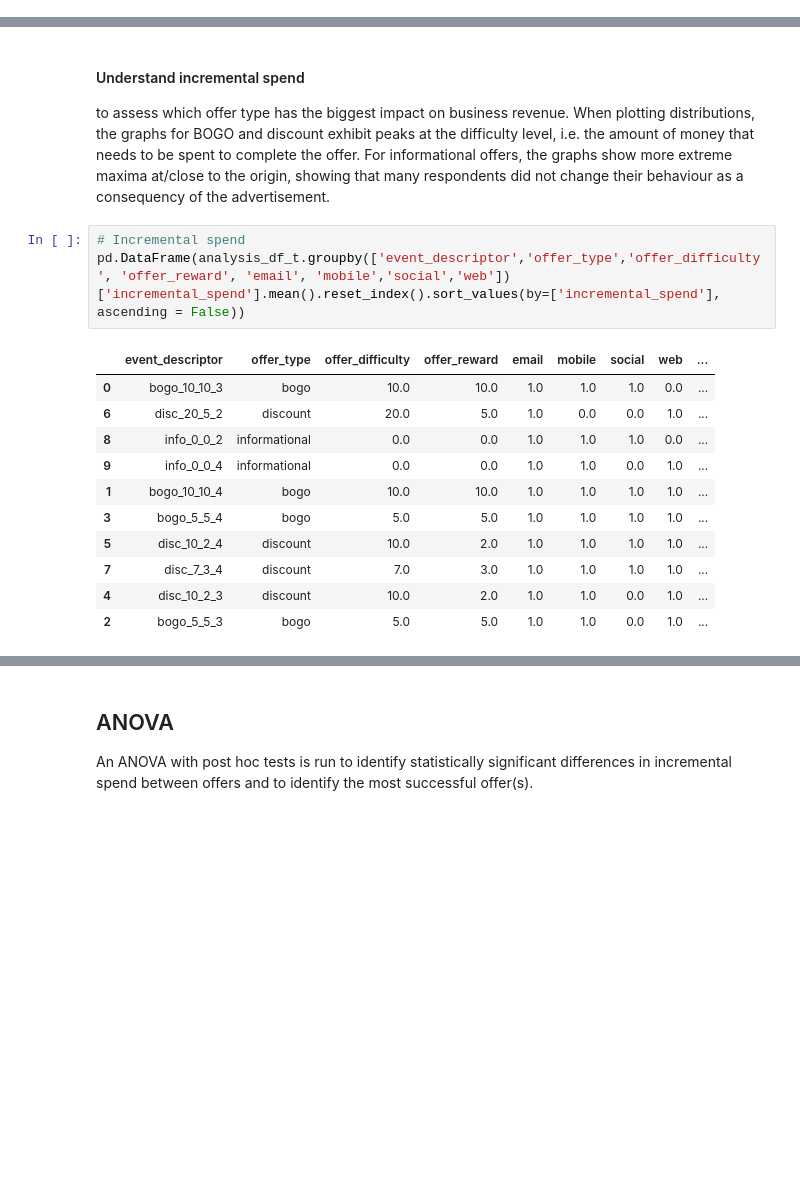
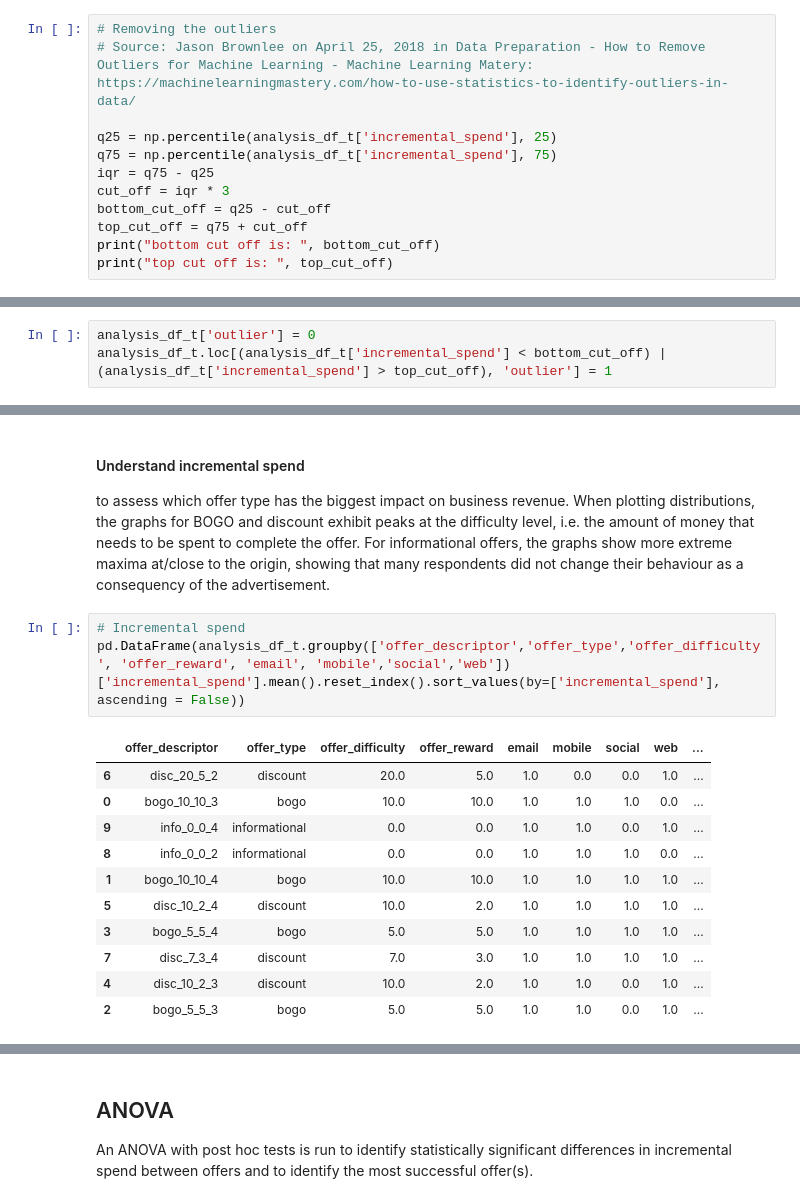
Before and after one commit to judithleao/capstone-project-starbucks, a Jupyter notebook: Starbucks-Analysis.ipynb, the cells around one changed output, grey strips where cells are left out. Saved outputs shown, nothing was run; the diff lists cells and outputs as text; blank space fills up the shorter version.

```diff
--- a/Starbucks-Analysis.ipynb
+++ b/Starbucks-Analysis.ipynb
@@ -63,0 +88,12 @@ The data shows that only completed offers are, on average, associated with highe
+# %%
+# Removing the outliers
+# Source: Jason Brownlee on April 25, 2018 in Data Preparation - How to Remove Outliers for Machine Learning - Machine Learning Matery: https://machinelearningmastery.com/how-to-use-statistics-to-identify-outliers-in-data/
+
+q25 = np.percentile(analysis_df_t['incremental_spend'], 25)
+q75 = np.percentile(analysis_df_t['incremental_spend'], 75)
+iqr = q75 - q25
+cut_off = iqr * 3
+bottom_cut_off = q25 - cut_off
+top_cut_off = q75 + cut_off
+print("bottom cut off is: ", bottom_cut_off)
+print("top cut off is: ", top_cut_off)
@@ -63,0 +103,3 @@ The data shows that only completed offers are, on average, associated with highe
+# %%
+analysis_df_t['outlier'] = 0
+analysis_df_t.loc[(analysis_df_t['incremental_spend'] < bottom_cut_off) | (analysis_df_t['incremental_spend'] > top_cut_off), 'outlier'] = 1
@@ -137,16 +207,16 @@ to assess which offer type has the biggest impact on business revenue.
 When plotting distributions, the graphs for BOGO and discount exhibit peaks at the difficulty level, i.e. the amount of money that needs to be spent to complete the offer. For informational offers, the graphs show more extreme maxima at/close to the origin, showing that many respondents did not change their behaviour as a consequency of the advertisement.
 # %%
 # Incremental spend
-pd.DataFrame(analysis_df_t.groupby(['event_descriptor','offer_type','offer_difficulty', 'offer_reward', 'email', 'mobile','social','web'])['incremental_spend'].mean().reset_index().sort_values(by=['incremental_spend'], ascending = False))
+pd.DataFrame(analysis_df_t.groupby(['offer_descriptor','offer_type','offer_difficulty', 'offer_reward', 'email', 'mobile','social','web'])['incremental_spend'].mean().reset_index().sort_values(by=['incremental_spend'], ascending = False))
 # %% [output]
-|  | event_descriptor | offer_type | offer_difficulty | offer_reward | email | mobile | social | web | ... |
+|  | offer_descriptor | offer_type | offer_difficulty | offer_reward | email | mobile | social | web | ... |
+| 6 | disc_20_5_2 | discount | 20.0 | 5.0 | 1.0 | 0.0 | 0.0 | 1.0 | ... |
 | 0 | bogo_10_10_3 | bogo | 10.0 | 10.0 | 1.0 | 1.0 | 1.0 | 0.0 | ... |
-| 6 | disc_20_5_2 | discount | 20.0 | 5.0 | 1.0 | 0.0 | 0.0 | 1.0 | ... |
+| 9 | info_0_0_4 | informational | 0.0 | 0.0 | 1.0 | 1.0 | 0.0 | 1.0 | ... |
 | 8 | info_0_0_2 | informational | 0.0 | 0.0 | 1.0 | 1.0 | 1.0 | 0.0 | ... |
-| 9 | info_0_0_4 | informational | 0.0 | 0.0 | 1.0 | 1.0 | 0.0 | 1.0 | ... |
 | 1 | bogo_10_10_4 | bogo | 10.0 | 10.0 | 1.0 | 1.0 | 1.0 | 1.0 | ... |
+| 5 | disc_10_2_4 | discount | 10.0 | 2.0 | 1.0 | 1.0 | 1.0 | 1.0 | ... |
 | 3 | bogo_5_5_4 | bogo | 5.0 | 5.0 | 1.0 | 1.0 | 1.0 | 1.0 | ... |
-| 5 | disc_10_2_4 | discount | 10.0 | 2.0 | 1.0 | 1.0 | 1.0 | 1.0 | ... |
 | 7 | disc_7_3_4 | discount | 7.0 | 3.0 | 1.0 | 1.0 | 1.0 | 1.0 | ... |
 | 4 | disc_10_2_3 | discount | 10.0 | 2.0 | 1.0 | 1.0 | 0.0 | 1.0 | ... |
 | 2 | bogo_5_5_3 | bogo | 5.0 | 5.0 | 1.0 | 1.0 | 0.0 | 1.0 | ... |
```
Also changed, not shown: parts of 34 cells of this notebook.
